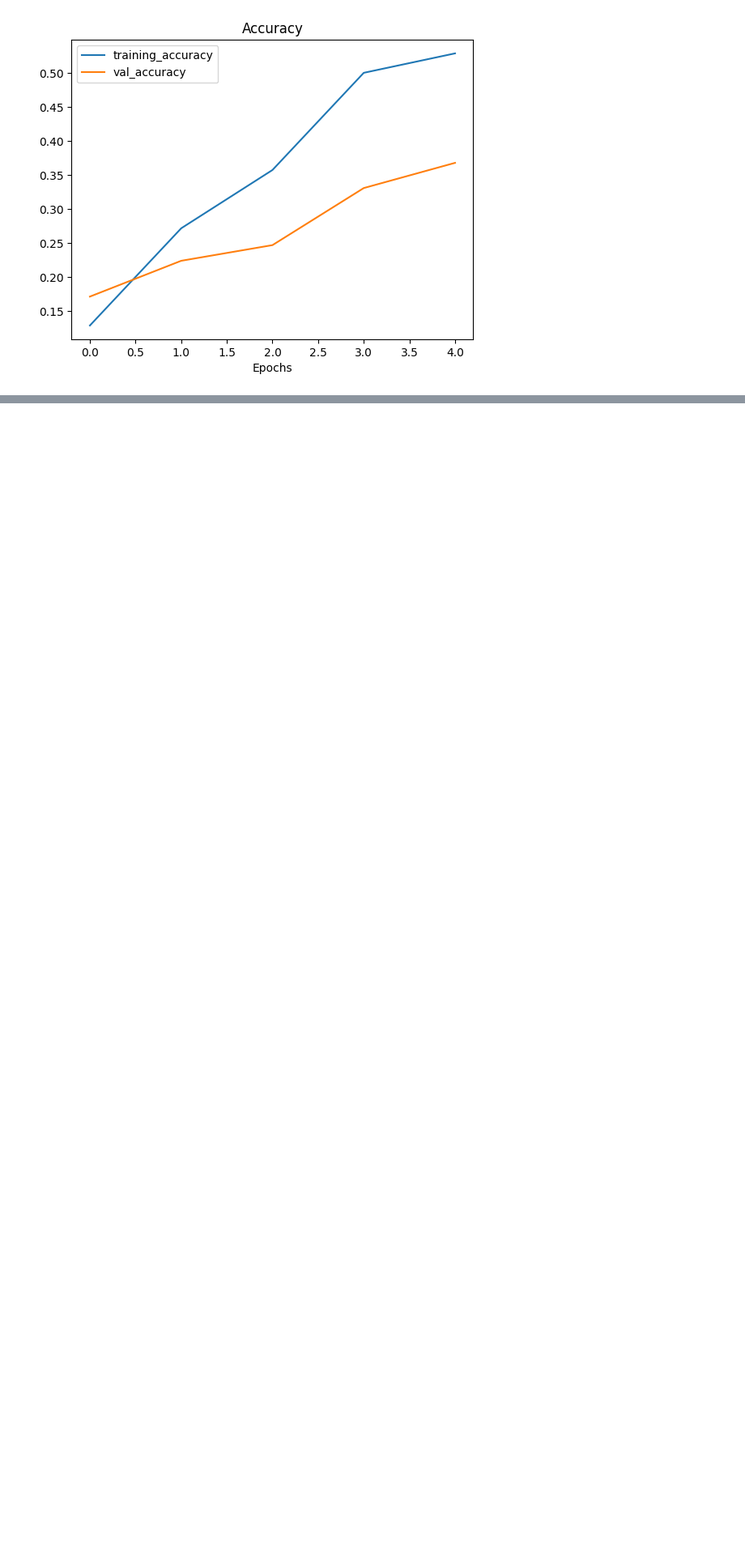
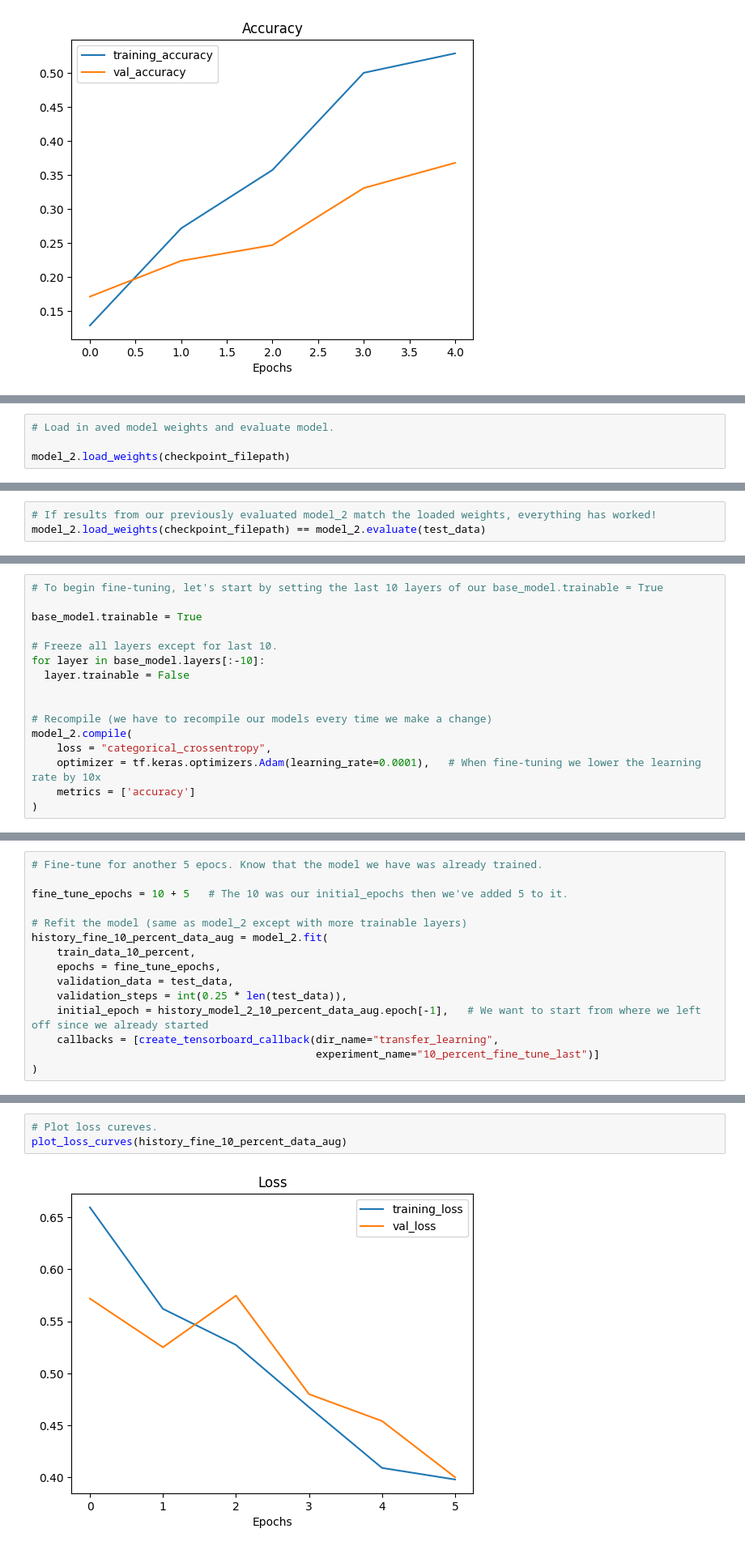
Before and after one commit to LivingstonTardzenyuy/Deep-Learning-with-TensorFlow, a Jupyter notebook: 05_transfer_learning_in_tensorflow_part_2_fine_tuning.ipynb, the cells around one changed output, grey strips where cells are left out. Shown at 81% size. Drawn from its saved outputs; the diff is of its cells as text; blank space fills up the shorter version.

Commit message:
Started building the fine-tuning where i unfreeze 10 layers of my modell

```diff
--- a/05_transfer_learning_in_tensorflow_part_2_fine_tuning.ipynb
+++ b/05_transfer_learning_in_tensorflow_part_2_fine_tuning.ipynb
@@ -770,0 +776,4 @@ plot_loss_curves(history_1_percent)
+# %%
+# Load in aved model weights and evaluate model.
+
+model_2.load_weights(checkpoint_filepath)
@@ -770,0 +789,3 @@ plot_loss_curves(history_1_percent)
+# %%
+# If results from our previously evaluated model_2 match the loaded weights, everything has worked!
+model_2.load_weights(checkpoint_filepath) == model_2.evaluate(test_data)
@@ -770,0 +846,16 @@ plot_loss_curves(history_1_percent)
+# %%
+# To begin fine-tuning, let's start by setting the last 10 layers of our base_model.trainable = True
+
+base_model.trainable = True
+
+# Freeze all layers except for last 10.
+for layer in base_model.layers[:-10]:
+  layer.trainable = False
+
+
+# Recompile (we have to recompile our models every time we make a change)
+model_2.compile(
+    loss = "categorical_crossentropy",
+    optimizer = tf.keras.optimizers.Adam(learning_rate=0.0001),   # When fine-tuning we lower the learning rate by 10x
+    metrics = ['accuracy']
+)
@@ -770,0 +890,15 @@ plot_loss_curves(history_1_percent)
+# %%
+# Fine-tune for another 5 epocs. Know that the model we have was already trained.
+
+fine_tune_epochs = 10 + 5   # The 10 was our initial_epochs then we've added 5 to it.
+
+# Refit the model (same as model_2 except with more trainable layers)
+history_fine_10_percent_data_aug = model_2.fit(
+    train_data_10_percent,
+    epochs = fine_tune_epochs,
+    validation_data = test_data,
+    validation_steps = int(0.25 * len(test_data)),
+    initial_epoch = history_model_2_10_percent_data_aug.epoch[-1],   # We want to start from where we left off since we already started
+    callbacks = [create_tensorboard_callback(dir_name="transfer_learning",
+                                             experiment_name="10_percent_fine_tune_last")]
+)
@@ -770,0 +927,5 @@ plot_loss_curves(history_1_percent)
+# %%
+# Plot loss cureves.
+plot_loss_curves(history_fine_10_percent_data_aug)
+# %% [output]
+[figure, added]
```
Also changed, not shown: parts of 28 cells of this notebook.
